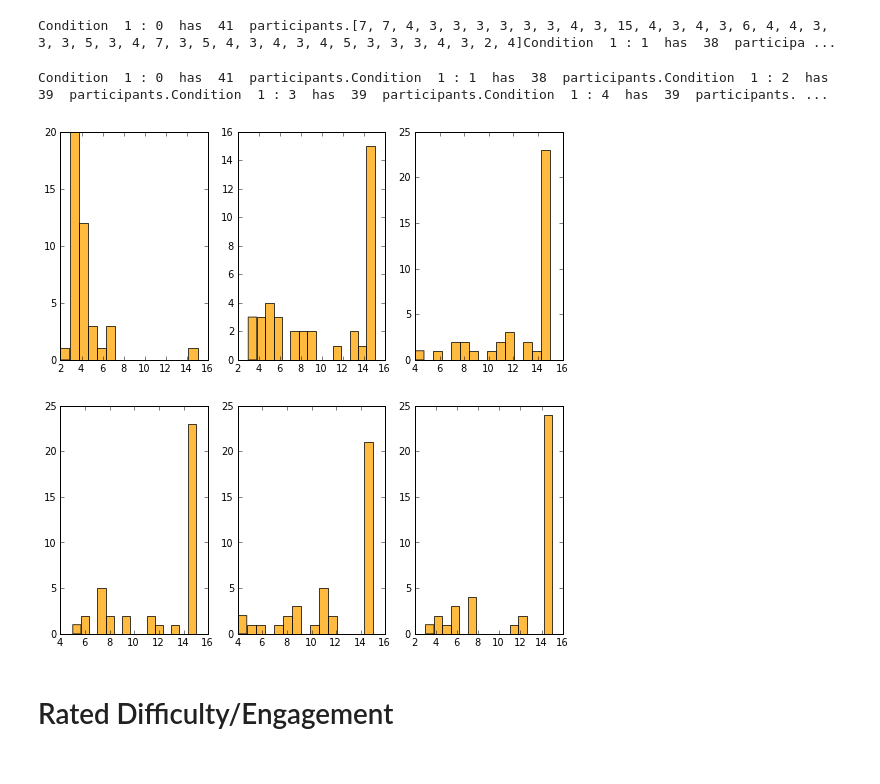
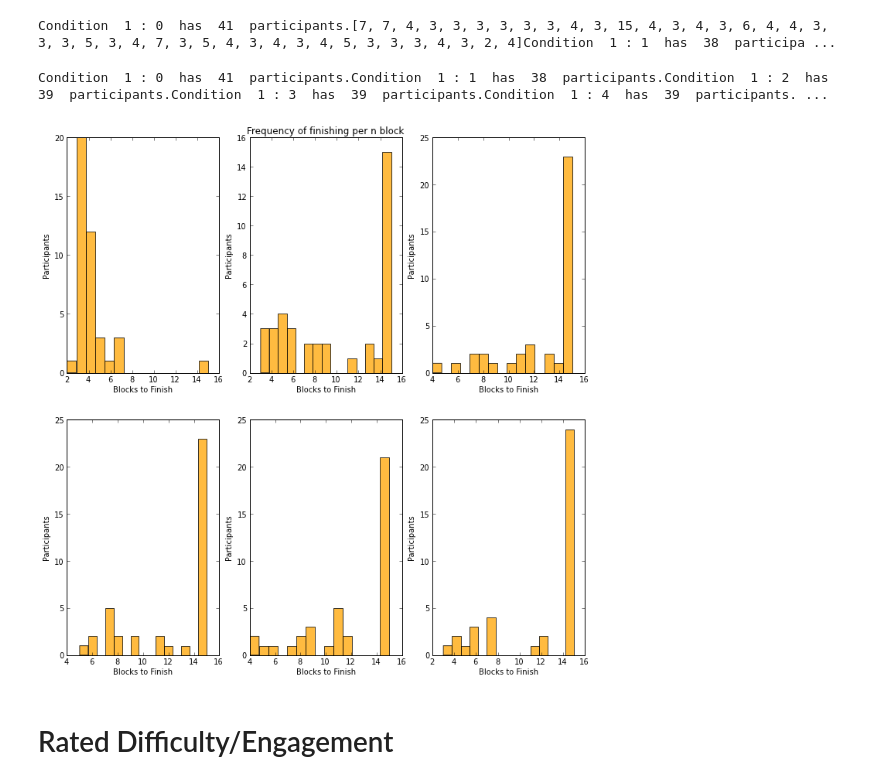
Before and after one commit to NYUCCL/CrumpMcDonnellGureckis2013, a Jupyter notebook: dataanalysis/ActiveLearning_SHJ.ipynb, the cells around one changed output. Saved outputs shown, nothing was run; the diff lists cells and outputs as text; code cells hidden in the pictures.

Commit message:
Some clean up of graphs

```diff
--- a/dataanalysis/ActiveLearning_SHJ.ipynb
+++ b/dataanalysis/ActiveLearning_SHJ.ipynb
@@ -50,10 +50,10 @@ print get_blocks_to_criterion_ind(participants, VERSION, 1, 0)print get_blocks_t
 # %% [output]
 Condition  1 : 0  has  41  participants.[7, 7, 4, 3, 3, 3, 3, 3, 3, 4, 3, 15, 4, 3, 4, 3, 6, 4, 4, 3, 3, 3, 5, 3, 4, 7, 3, 5, 4, 3, 4, 3, 4, 5, 3, 3, 3, 4, 3, 2, 4]Condition  1 : 1  has  38  participa ...
 # %%
-fig = plt.figure(figsize=(9,9))ax = fig.add_subplot(231)n, bins, patches = ax.hist(get_blocks_to_criterion_ind(participants, VERSION, 1, 0),15, normed=0, facecolor='orange',alpha=0.75)ax = fig.add_subplot(232)n, bins, patches = ax.hist(get_blocks_to_criterion_ind(participants, VERSION, 1, 1),15, normed=0, facecolor='orange',alpha=0.75)ax = fig.add_subplot(233)n, bins, patches = ax.hist(get_blocks_to_criterion_ind(participants, VERSION, 1, 2),15, normed=0, facecolor='orange',alpha=0.75)ax = fig.add_subplot(234)n, bins, patches = ax.hist(get_blocks_to_criterion_ind(participants, VERSION, 1, 3),15, normed=0, facecolor='orange',alpha=0.75)ax = fig.add_subplot(235)n, bins, patches = ax.hist(get_blocks_to_criterion_ind(participants, VERSION, 1, 4),15, normed=0, facecolor='orange',alpha=0.75)ax = fig.add_subplot(236)n, bins, patches = ax.hist(get_blocks_to_criterion_ind(participants, VERSION, 1, 5),15, normed=0, facecolor='orange',alpha=0.75)plt.show()
+fig = plt.figure(figsize=(12,12))ax = fig.add_subplot(231)n, bins, patches = ax.hist(get_blocks_to_criterion_ind(participants, VERSION, 1, 0),15, normed=0, facecolor='orange',alpha=0.75)ax.set_xlabel('Blocks to Finish')ax.set_ylabel('Participants')ax = fig.add_subplot(232)n, bins, patches = ax.hist(get_blocks_to_criterion_ind(participants, VERSION, 1, 1),15, normed=0, facecolor='orange',alpha=0.75)ax.set_xlabel('Blocks to Finish')ax.set_ylabel('Participants')ax.set_title('Frequency of finishing per n block')ax = fig.add_subplot(233)n, bins, patches = ax.hist(get_blocks_to_criterion_ind(participants, VERSION, 1, 2),15, normed=0, facecolor='orange',alpha=0.75)ax.set_xlabel('Blocks to Finish')ax.set_ylabel('Participants')ax = fig.add_subplot(234)n, bins, patches = ax.hist(get_blocks_to_criterion_ind(participants, VERSION, 1, 3),15, normed=0, facecolor='orange',alpha=0.75)ax.set_xlabel('Blocks to Finish')ax.set_ylabel('Participants')ax = fig.add_subplot(235)n, bins, patches = ax.hist(get_blocks_to_criterion_ind(participants, VERSION, 1, 4),15, normed=0, facecolor='orange',alpha=0.75)ax.set_xlabel('Blocks to Finish')ax.set_ylabel('Participants')ax = fig.add_subplot(236)n, bins, patches = ax.hist(get_blocks_to_criterion_ind(participants, VERSION, 1, 5),15, normed=0, facecolor='orange',alpha=0.75)ax.set_xlabel('Blocks to Finish')ax.set_ylabel('Participants')plt.show()
 # %% [output]
 Condition  1 : 0  has  41  participants.Condition  1 : 1  has  38  participants.Condition  1 : 2  has  39  participants.Condition  1 : 3  has  39  participants.Condition  1 : 4  has  39  participants. ...
-[figure, old version]
+[figure, new version]
 # %% [markdown]
 # Rated Difficulty/Engagement
 # %%
```
Also changed, not shown: parts of 5 cells of this notebook, 1 other file.
